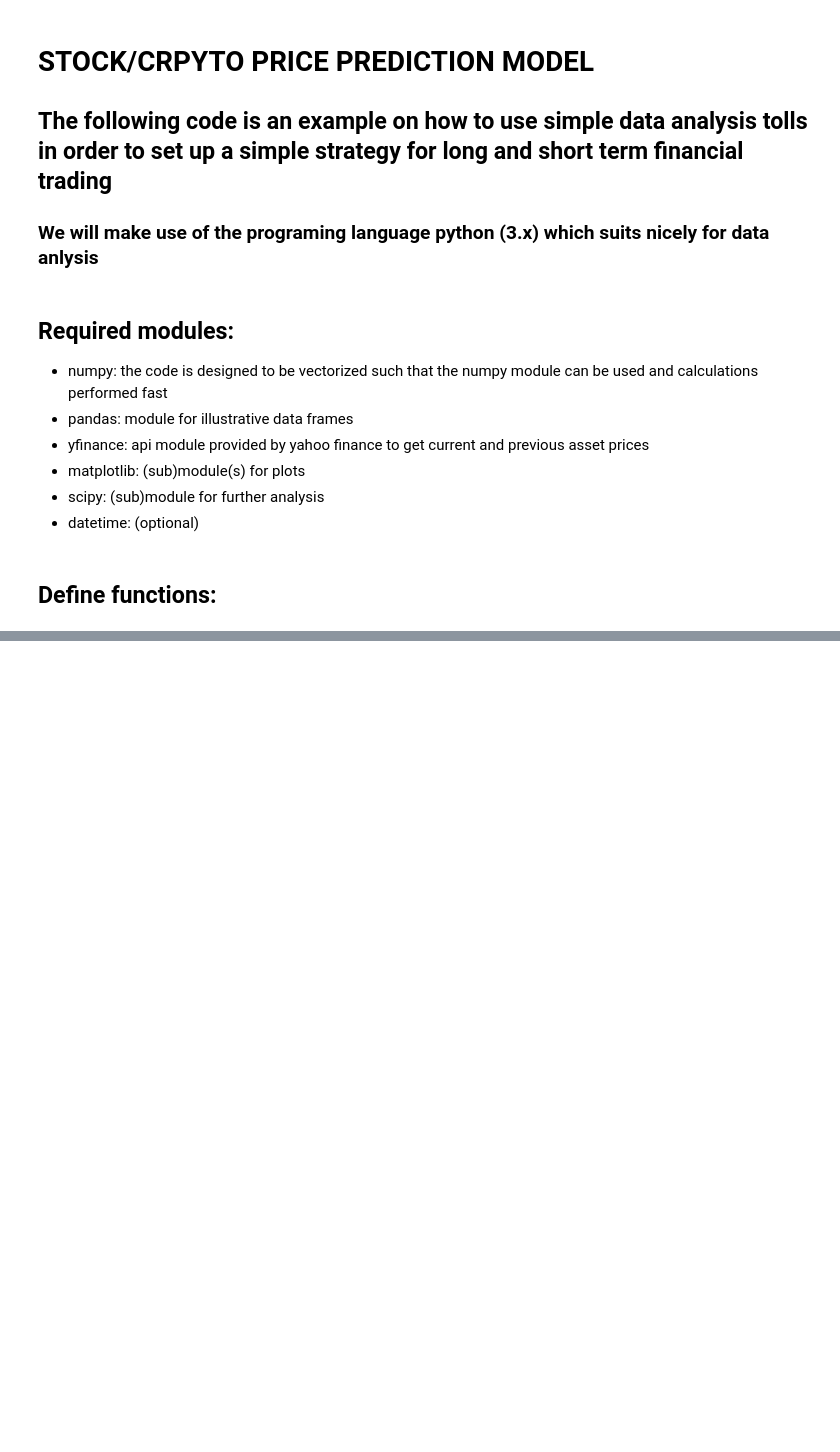
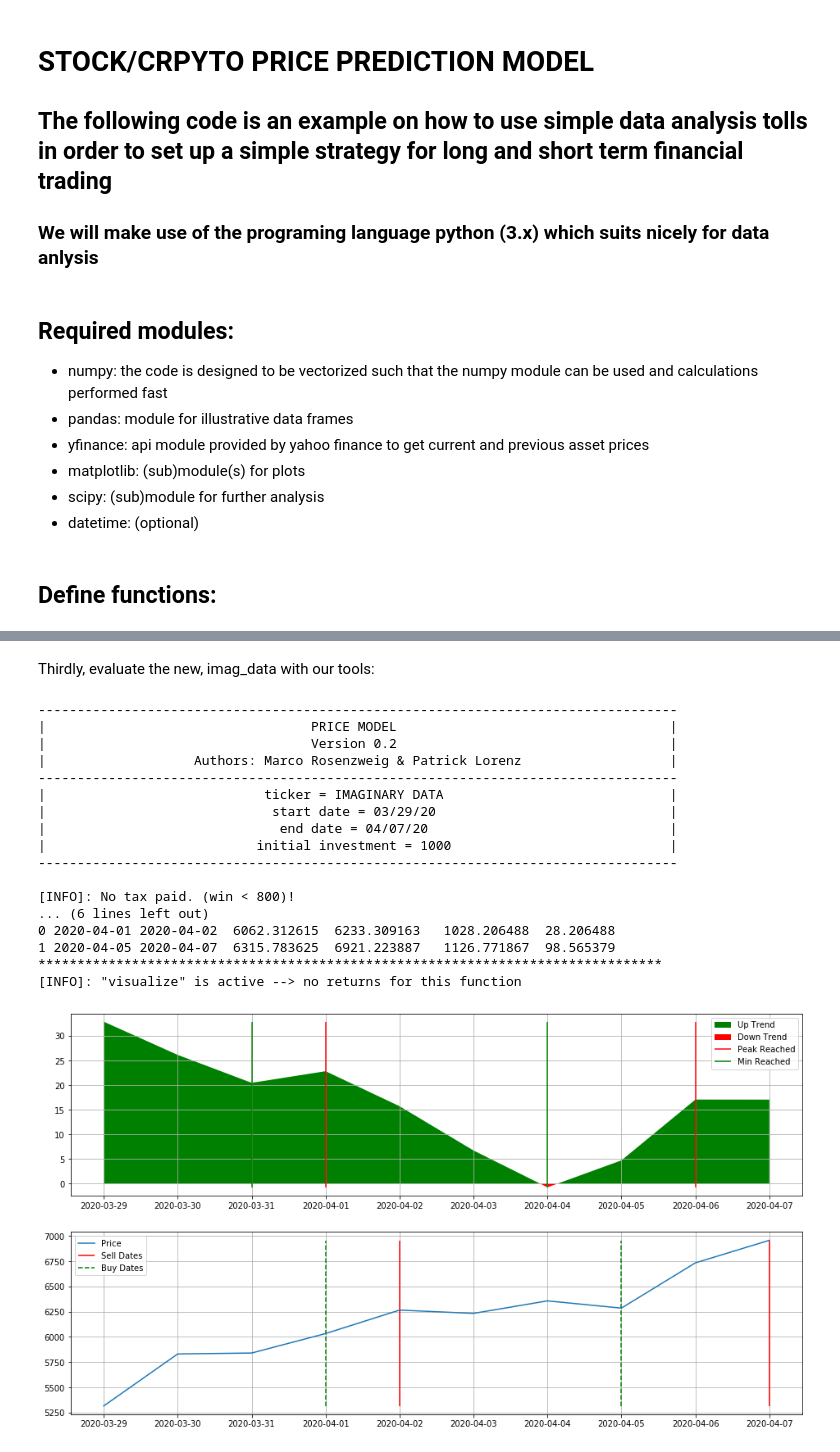
Before and after one commit to MarcoRosenzweig/FINANCE, a Jupyter notebook: PRICE_MODEL.ipynb, the cells around one changed output, grey strips where cells are left out. Drawn from its saved outputs; the diff is of its cells as text; code cells hidden in the pictures; blank space fills up the shorter version.

```diff
--- a/PRICE_MODEL.ipynb
+++ b/PRICE_MODEL.ipynb
@@ -239,0 +319,13 @@ Name: Close, dtype: float64
+# %%
+#check if there is a value of today:
+today_value_avail = pd.Timestamp.today().normalize() in data.index
+#ATTENTION: IF LAST ENTRY OF DATA IS NOT YESTERDAY (e.g. OVER WEEKENDS WHEN MARKETS ARE CLOSED),
+#ONE CAN GET AN INTERPOLATED VALUE FOR SELL PRICE IN THE MODEL DATAFRAME!
+if today_value_avail:
+    imag_data = pd.DataFrame.copy(data, deep=True)
+    imag_new_day = imag_data.index[-1]
+else:
+    imag_new_day = pd.date_range(pd.Timestamp.today(), periods = 1, normalize=True)
+    imag_days = data.index.append(imag_new_day)
+    imag_data = pd.Series('NaN', index=imag_days)
+    imag_data[data.index] = data.values
@@ -239,0 +358,21 @@ Name: Close, dtype: float64
+# %%
+#create a price range with 50% deviation of the last one.
+deviation = .5
+start_value = (data.tail(1).values * (1 - deviation))
+end_value = (data.tail(1).values * (1 + deviation))
+step_size = end_value / start_value
+rng = np.arange(start_value, end_value, step_size)
+# %%
+#start the algorithm
+for imag_close in rng:
+    imag_data[imag_new_day] = imag_close
+    imag_locs_and_grad = price_model(imag_data)
+    imag_locs = imag_locs_and_grad[0:2]
+    imag_grad = imag_locs_and_grad[-1]
+    if np.sign(np.diff(imag_grad)[-1]) > 0:
+        print("Break Value found. Sell if today's value is expected to be less than {}!".format(imag_close))
+        break
+    else:
+        #implement buy signal, but not here!
+        pass
+imag_data[imag_new_day] = rng[np.where(rng == imag_close)[0] - 1]
@@ -239,0 +394,24 @@ Name: Close, dtype: float64
+# %% [markdown]
+Thirdly, evaluate the new, imag_data with our tools:
+# %%
+imag_locs_and_grad = price_model(imag_data)
+evaluate_price_model(imag_data, locs_and_grad=imag_locs_and_grad, visualize=True, ticker='IMAGINARY DATA')
+# %% [output]
+----------------------------------------------------------------------------------
+|                                  PRICE MODEL                                   |
+|                                  Version 0.2                                   |
+|                   Authors: Marco Rosenzweig & Patrick Lorenz                   |
+----------------------------------------------------------------------------------
+|                            ticker = IMAGINARY DATA                             |
+|                             start date = 03/29/20                              |
+|                              end date = 04/07/20                               |
+|                           initial investment = 1000                            |
+----------------------------------------------------------------------------------
+
+[INFO]: No tax paid. (win < 800)!
+... (6 lines left out)
+0 2020-04-01 2020-04-02  6062.312615  6233.309163   1028.206488  28.206488
+1 2020-04-05 2020-04-07  6315.783625  6921.223887   1126.771867  98.565379
+********************************************************************************
+[INFO]: "visualize" is active --> no returns for this function
+[figure, added]
```
Also changed, not shown: parts of 26 cells of this notebook.
